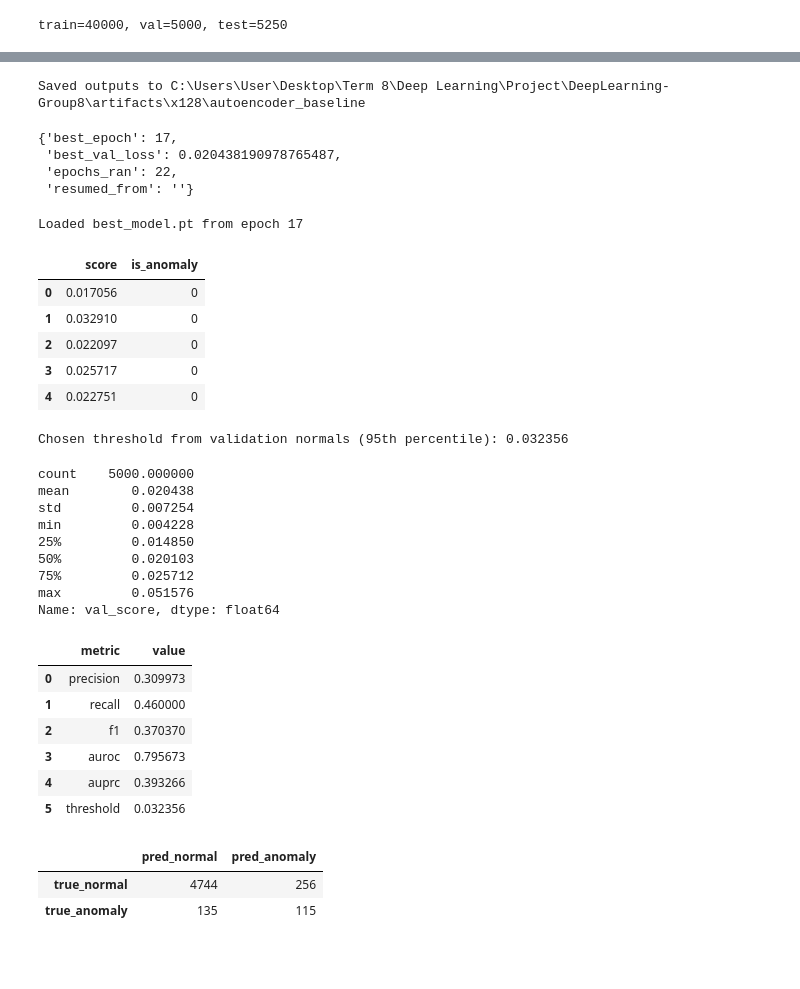
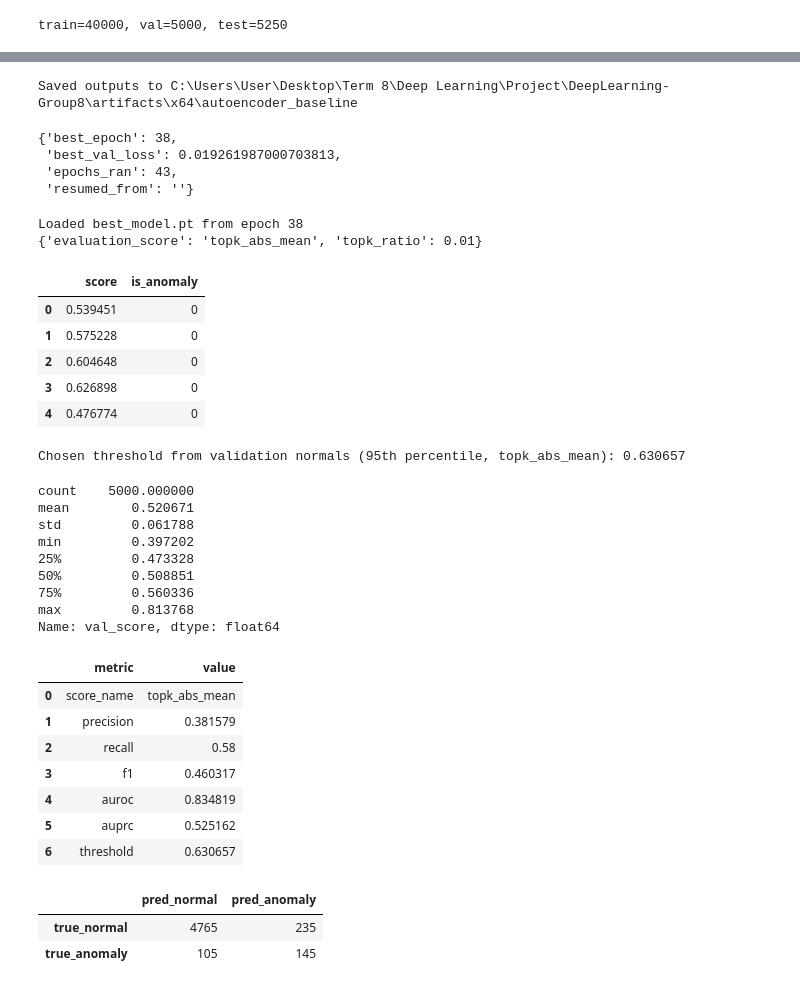
Before and after one commit to henreads/DeepLearning-Group8, a Jupyter notebook: notebooks/02_autoencoder_training.ipynb, the cells around one changed output, grey strips where cells are left out. Cells and saved outputs as stored; diff of their text form; code cells hidden in the pictures; blank space fills up the shorter version.

Commit message:
feat: add autoencoder failure analysis and fresh setup docs

```diff
--- a/notebooks/02_autoencoder_training.ipynb
+++ b/notebooks/02_autoencoder_training.ipynb
@@ -41,12 +42,17 @@ from wafer_defect.models.autoencoder import ConvAutoencoder
 from wafer_defect.training.autoencoder import run_autoencoder_epoch
 # %%
 EXPERIMENT = "64"
+EPOCHS_OVERRIDE = None
+ANOMALY_SCORE_NAME = "topk_abs_mean"
+TOPK_RATIO = 0.01
 CONFIG_OPTIONS = {
     "64": REPO_ROOT / "configs/training/train_autoencoder.toml",
     "128": REPO_ROOT / "configs/training/train_autoencoder_128.toml",
 }
 CONFIG_PATH = CONFIG_OPTIONS[EXPERIMENT]
 config = load_toml(CONFIG_PATH)
+if EPOCHS_OVERRIDE is not None:
+    config["training"]["epochs"] = int(EPOCHS_OVERRIDE)
 config
 # %% [output]
 {'run': {'output_dir': 'artifacts/x64/autoencoder_baseline', 'seed': 42},
@@ -356,10 +364,10 @@ with (output_dir / "summary.json").open("w", encoding="utf-8") as handle:
 print(f"Saved outputs to {output_dir}")
 summary
 # %% [output]
-Saved outputs to C:\Users\User\Desktop\Term 8\Deep Learning\Project\DeepLearning-Group8\artifacts\x128\autoencoder_baseline
+Saved outputs to C:\Users\User\Desktop\Term 8\Deep Learning\Project\DeepLearning-Group8\artifacts\x64\autoencoder_baseline
-{'best_epoch': 17,
- 'best_val_loss': 0.020438190978765487,
- 'epochs_ran': 22,
+{'best_epoch': 38,
+ 'best_val_loss': 0.019261987000703813,
+ 'epochs_ran': 43,
  'resumed_from': ''}
 # %%
 best_model_path = output_dir / "best_model.pt"
@@ -372,8 +380,12 @@ else:
 
 model.eval()
 
-def reconstruction_error(inputs: torch.Tensor, outputs: torch.Tensor) -> torch.Tensor:
-    return ((inputs - outputs) ** 2).flatten(start_dim=1).mean(dim=1)
+def reconstruction_error(inputs: torch.Tensor, outputs: torch.Tensor, score_name: str = ANOMALY_SCORE_NAME) -> torch.Tensor:
+    if score_name == "mse_mean":
+        return spatial_mean(squared_error_map(inputs, outputs))
+    if score_name == "topk_abs_mean":
+        return topk_spatial_mean(absolute_error_map(inputs, outputs), topk_ratio=TOPK_RATIO)
+    raise ValueError(f"Unsupported score_name: {score_name}")
 
 test_rows = metadata[metadata["split"] == "test"].reset_index(drop=True)
 test_scores = []
@@ -382,21 +394,23 @@ with torch.no_grad():
     for inputs, labels in test_loader:
         inputs = inputs.to(device)
         outputs = model(inputs)
-        scores = reconstruction_error(inputs, outputs).cpu().numpy()
+        scores = reconstruction_error(inputs, outputs, score_name=ANOMALY_SCORE_NAME).cpu().numpy()
         labels = labels.cpu().numpy()
         for score, label in zip(scores, labels):
             test_scores.append({"score": float(score), "is_anomaly": int(label)})
 
 score_df = pd.DataFrame(test_scores)
+print({"evaluation_score": ANOMALY_SCORE_NAME, "topk_ratio": TOPK_RATIO if ANOMALY_SCORE_NAME == "topk_abs_mean" else None})
 score_df.head()
 # %% [output]
-Loaded best_model.pt from epoch 17
+Loaded best_model.pt from epoch 38
+{'evaluation_score': 'topk_abs_mean', 'topk_ratio': 0.01}
 |  | score | is_anomaly |
-| 0 | 0.017056 | 0 |
-| 1 | 0.032910 | 0 |
-| 2 | 0.022097 | 0 |
-| 3 | 0.025717 | 0 |
-| 4 | 0.022751 | 0 |
+| 0 | 0.539451 | 0 |
+| 1 | 0.575228 | 0 |
+| 2 | 0.604648 | 0 |
+| 3 | 0.626898 | 0 |
+| 4 | 0.476774 | 0 |
 # %%
 val_scores = []
 
@@ -404,58 +418,60 @@ with torch.no_grad():
     for inputs, labels in val_loader:
         inputs = inputs.to(device)
         outputs = model(inputs)
-        scores = reconstruction_error(inputs, outputs).cpu().numpy()
+        scores = reconstruction_error(inputs, outputs, score_name=ANOMALY_SCORE_NAME).cpu().numpy()
         val_scores.extend(scores.tolist())
 
 val_score_series = pd.Series(val_scores, name="val_score")
 threshold = float(val_score_series.quantile(0.95))
-print(f"Chosen threshold from validation normals (95th percentile): {threshold:.6f}")
+print(f"Chosen threshold from validation normals (95th percentile, {ANOMALY_SCORE_NAME}): {threshold:.6f}")
 val_score_series.describe()
 # %% [output]
-Chosen threshold from validation normals (95th percentile): 0.032356
+Chosen threshold from validation normals (95th percentile, topk_abs_mean): 0.630657
 count    5000.000000
-mean        0.020438
-std         0.007254
-min         0.004228
-25%         0.014850
-50%         0.020103
-75%         0.025712
-max         0.051576
+mean        0.520671
+std         0.061788
+min         0.397202
+25%         0.473328
+50%         0.508851
+75%         0.560336
+max         0.813768
 Name: val_score, dtype: float64
 # %%
 score_df["predicted_anomaly"] = (score_df["score"] > threshold).astype(int)
 
 precision = precision_score(score_df["is_anomaly"], score_df["predicted_anomaly"], zero_division=0)
 recall = recall_score(score_df["is_anomaly"], score_df["predicted_anomaly"], zero_division=0)
 f1 = f1_score(score_df["is_anomaly"], score_df["predicted_anomaly"], zero_division=0)
 auroc = roc_auc_score(score_df["is_anomaly"], score_df["score"])
 auprc = average_precision_score(score_df["is_anomaly"], score_df["score"])
 cm = confusion_matrix(score_df["is_anomaly"], score_df["predicted_anomaly"])
 
 metrics_df = pd.DataFrame(
     [
+        {"metric": "score_name", "value": ANOMALY_SCORE_NAME},
         {"metric": "precision", "value": precision},
         {"metric": "recall", "value": recall},
         {"metric": "f1", "value": f1},
         {"metric": "auroc", "value": auroc},
         {"metric": "auprc", "value": auprc},
         {"metric": "threshold", "value": threshold},
     ]
 )
 
 display(metrics_df)
 display(pd.DataFrame(cm, index=["true_normal", "true_anomaly"], columns=["pred_normal", "pred_anomaly"]))
 # %% [output]
 |  | metric | value |
-| 0 | precision | 0.309973 |
-| 1 | recall | 0.460000 |
-| 2 | f1 | 0.370370 |
-| 3 | auroc | 0.795673 |
-| 4 | auprc | 0.393266 |
-| 5 | threshold | 0.032356 |
+| 0 | score_name | topk_abs_mean |
+| 1 | precision | 0.381579 |
+| 2 | recall | 0.58 |
+| 3 | f1 | 0.460317 |
+| 4 | auroc | 0.834819 |
+| 5 | auprc | 0.525162 |
+| 6 | threshold | 0.630657 |
 |  | pred_normal | pred_anomaly |
-| true_normal | 4744 | 256 |
-| true_anomaly | 135 | 115 |
+| true_normal | 4765 | 235 |
+| true_anomaly | 105 | 145 |
 # %%
 precision_curve, recall_curve, pr_thresholds = precision_recall_curve(
     score_df["is_anomaly"],
```
Also changed, not shown: parts of 16 cells of this notebook, 6 other files.
